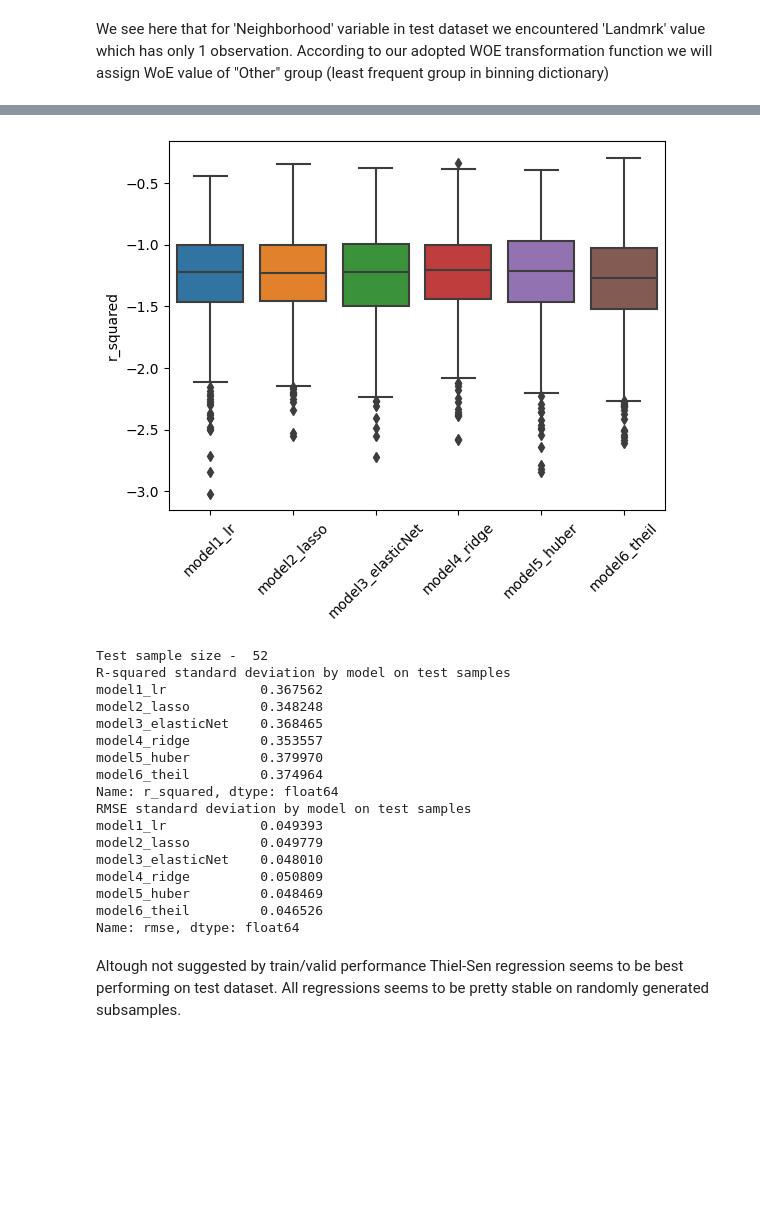
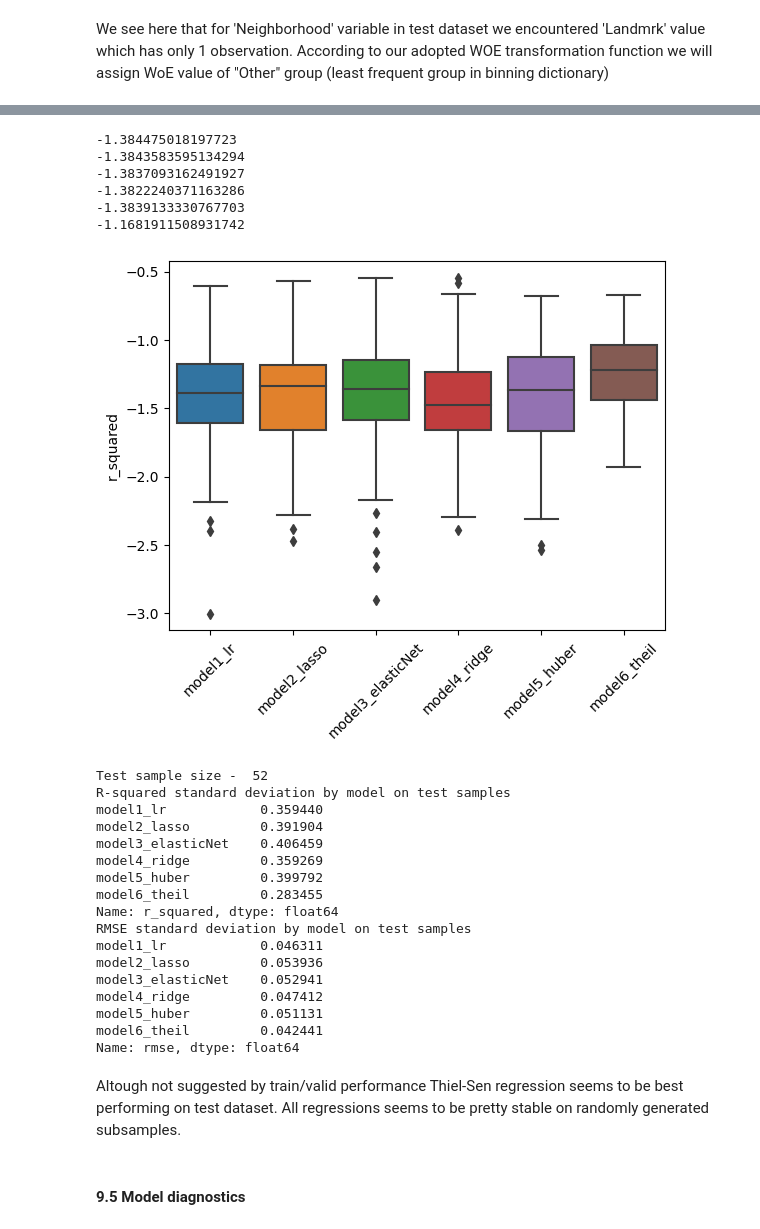
Before and after one commit to TGusciora/Python, a Jupyter notebook: GP23_PredictingHouseSalePrices/notebooks/002.GP23_tg_Scoring_Test.ipynb, the cells around one changed output, grey strips where cells are left out. Drawn from its saved outputs; the diff is of its cells as text; code cells hidden in the pictures; blank space fills up the shorter version.

Commit message:
2023/04/11
GP23
- Checking R_squared metric on test - WiP

```diff
--- a/GP23_PredictingHouseSalePrices/notebooks/002.GP23_tg_Scoring_Test.ipynb
+++ b/GP23_PredictingHouseSalePrices/notebooks/002.GP23_tg_Scoring_Test.ipynb
@@ -234,10 +240,10 @@ test_results = pd.DataFrame()
 # iterating through best models
 for i in model_list:
     predictions = model_list[i]['model'].predict(X_test[scoring_dict[model_list[i]['variables']]])
-    mae = mean_absolute_error(predictions, y2_test)
-    mse = mean_squared_error(predictions, y2_test)
-    rmse = np.sqrt(mean_squared_error(predictions, y2_test))
-    r2 = r2_score(predictions, y2_test)
+    mae = mean_absolute_error(y2_test, predictions)
+    mse = mean_squared_error(y2_test, predictions)
+    rmse = np.sqrt(mean_squared_error(y2_test, predictions))
+    r2 = r2_score(y2_test, predictions)
     temp_df = pd.DataFrame(data = {'rmse': rmse, 'r_squared': r2, 'mae' : mae, 'mse' : mse} , index=[i])
     test_results = pd.concat([test_results, temp_df])
 
@@ -254,47 +298,64 @@ test_results
+# %%
+
+test_sampling = X_test[scoring_vars].merge(y2_test, left_index = True, right_index = True)
+for model in model_list:
+    test_pred = model_list[model]['model'].predict(test_sampling[scoring_dict[model_list[model]['variables']]])
+    r2 = r2_score(test_sampling["SalePrice"], test_pred)
+    print(r2)
+# %% [output]
+-1.384475018197723
+-1.3843583595134294
+-1.3837093162491927
+-1.3822240371163286
+-1.3839133330767703
+-1.1681911508931742
 # %%
 # Checking heteroscedasticity influence on sampling from test dataset
 test_sampling = X_test[scoring_vars].merge(y2_test, left_index = True, right_index = True)
 sampleTests_results = pd.DataFrame()
 
+# Sampling 1000x 40% observations from test dataset and checking model performance
 for model in model_list:
-    for i in range(1000):
+    for i in range(100):
         test = test_sampling.sample(frac=0.40)
         test_pred = model_list[model]['model'].predict(test[scoring_dict[model_list[model]['variables']]])
-        mae = mean_absolute_error(test_pred, pd.Series(test["SalePrice"]))
-        mse = mean_squared_error(test_pred, test["SalePrice"])
-        rmse = np.sqrt(mean_squared_error(test_pred, test["SalePrice"]))
-        mape = mean_absolute_percentage_error(test_pred, test["SalePrice"])
-        r2 = r2_score(test_pred, test["SalePrice"])
+        mae = mean_absolute_error(pd.Series(test["SalePrice"]), test_pred)
+        mse = mean_squared_error(test["SalePrice"], test_pred)
+        rmse = np.sqrt(mean_squared_error(test["SalePrice"], test_pred))
+        mape = mean_absolute_percentage_error(test["SalePrice"], test_pred)
+        r2 = r2_score(test["SalePrice"], test_pred)
         temp_df = pd.DataFrame(data = {'rmse': rmse, 'r_squared': r2, 'mae' : mae, 'mse' : mse,
                                        'iteration' : i} , index=[model])
         sampleTests_results = pd.concat([sampleTests_results, temp_df])
 
 sn.boxplot(x = sampleTests_results.index, y = 'r_squared', data = sampleTests_results)
 plt.xticks(rotation = 45)
 plt.show()
 print('Test sample size - ',int(0.4*len(test_sampling)))
 print('R-squared standard deviation by model on test samples')
 print(sampleTests_results.groupby(sampleTests_results.index)["r_squared"].std())
 print('RMSE standard deviation by model on test samples')
 print(sampleTests_results.groupby(sampleTests_results.index)["rmse"].std())
 # %% [output]
-[figure, old version]
+[figure, new version]
 Test sample size -  52
 R-squared standard deviation by model on test samples
-model1_lr            0.367562
-model2_lasso         0.348248
-model3_elasticNet    0.368465
-model4_ridge         0.353557
-model5_huber         0.379970
-model6_theil         0.374964
+model1_lr            0.359440
+model2_lasso         0.391904
+model3_elasticNet    0.406459
+model4_ridge         0.359269
+model5_huber         0.399792
+model6_theil         0.283455
 Name: r_squared, dtype: float64
 RMSE standard deviation by model on test samples
-model1_lr            0.049393
-model2_lasso         0.049779
-model3_elasticNet    0.048010
-model4_ridge         0.050809
-model5_huber         0.048469
-model6_theil         0.046526
+model1_lr            0.046311
+model2_lasso         0.053936
+model3_elasticNet    0.052941
+model4_ridge         0.047412
+model5_huber         0.051131
+model6_theil         0.042441
 Name: rmse, dtype: float64
 # %% [markdown]
 Altough not suggested by train/valid performance Thiel-Sen regression seems to be best performing on test dataset. All regressions seems to be pretty stable on randomly generated subsamples.
+# %% [markdown]
+#### 9.5 Model diagnostics
```
Also changed, not shown: parts of 14 cells of this notebook, 1 other file.
